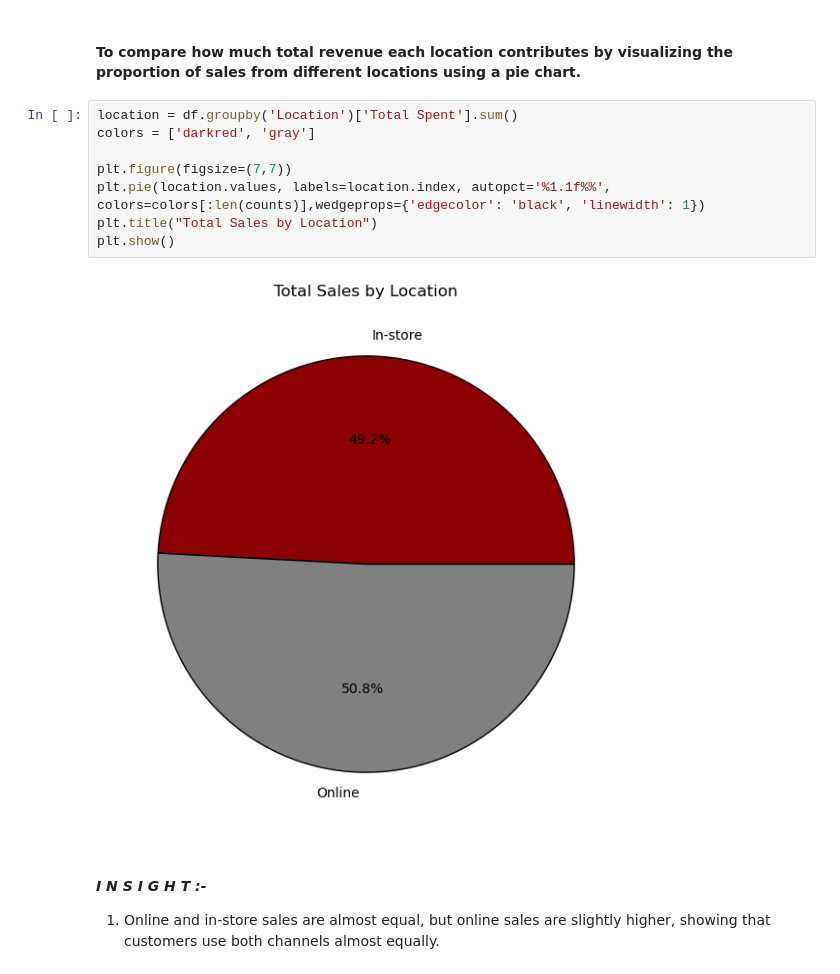
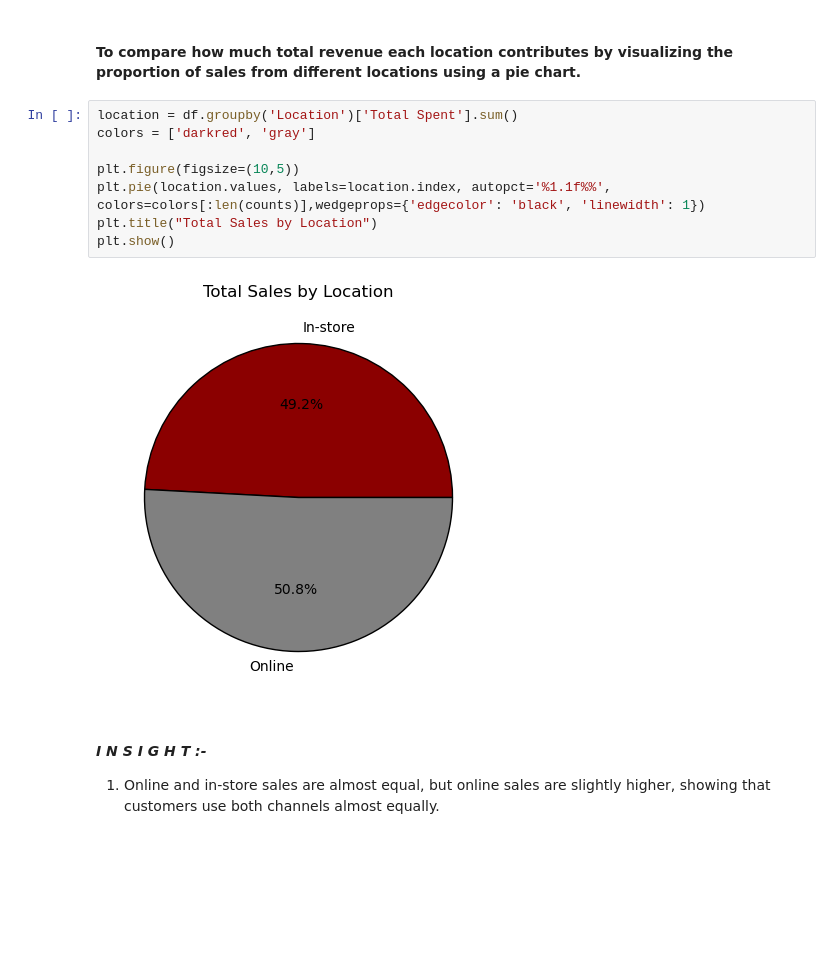
Before and after one commit to amjitha-2003/Final-Project-Python, a Jupyter notebook: Final Project.ipynb, the cells around one changed output. Cells and saved outputs as stored; diff of their text form; blank space fills up the shorter version.

```diff
--- a/Final Project.ipynb
+++ b/Final Project.ipynb
@@ -1256,13 +1265,13 @@ plt.show()
 # %%
 location = df.groupby('Location')['Total Spent'].sum()
 colors = ['darkred', 'gray']
 
-plt.figure(figsize=(7,7))
+plt.figure(figsize=(10,5))
 plt.pie(location.values, labels=location.index, autopct='%1.1f%%', colors=colors[:len(counts)],wedgeprops={'edgecolor': 'black', 'linewidth': 1})
 plt.title("Total Sales by Location")
 plt.show()
 # %% [output]
-[figure, old version]
+[figure, new version]
 # %% [markdown]
 #### *I N S I G H T :-*
 
```
Also changed, not shown: parts of 10 cells of this notebook.
